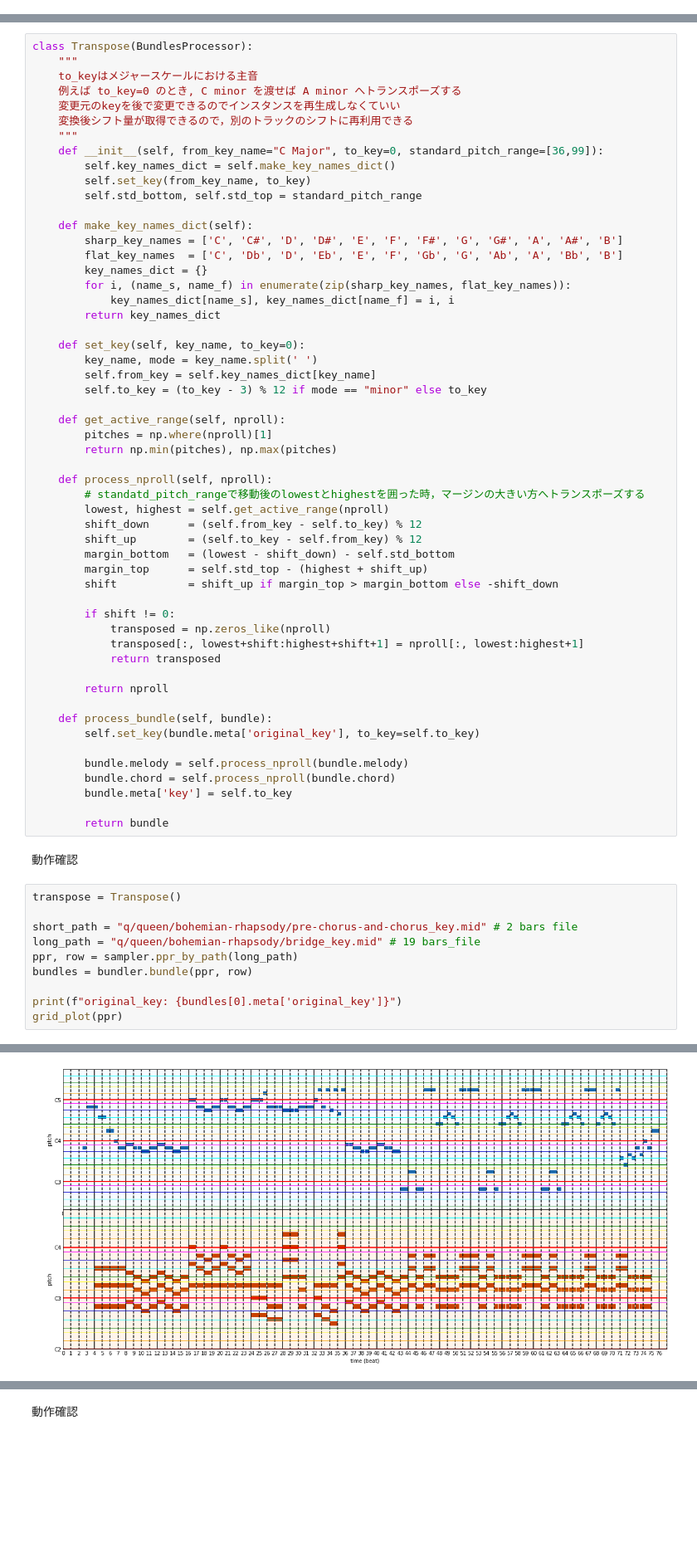
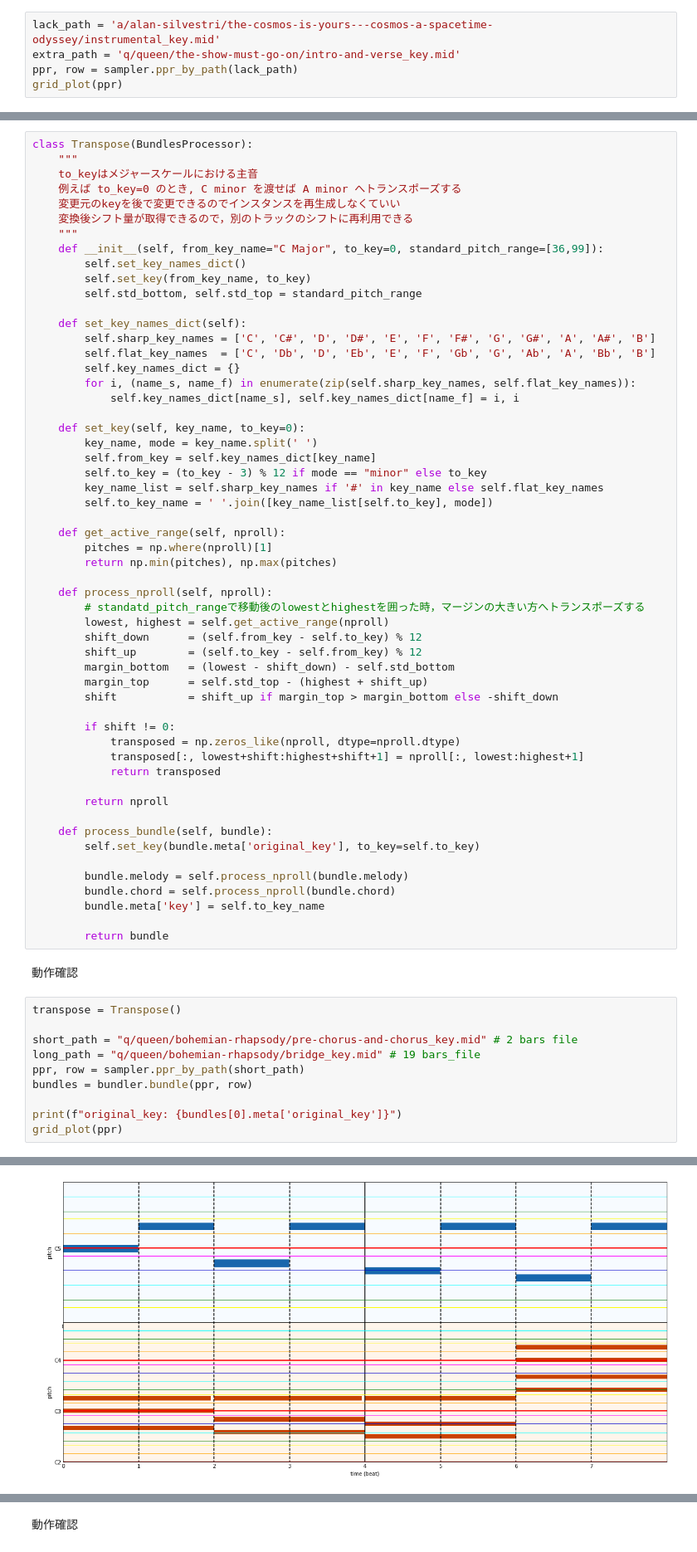
Before and after one commit to fuurin/schwbert, a Jupyter notebook: preparation/theorytab.ipynb, the cells around one changed output, grey strips where cells are left out. Shown: that part at 83% size. Drawn from its saved outputs; the diff is of its cells as text; blank space fills up the shorter version.

```diff
--- a/preparation/theorytab.ipynb
+++ b/preparation/theorytab.ipynb
@@ -120,3 +133,8 @@ Bundleに施すProcessor
 bundler = PypianorollBundler()
 # %% [markdown]
 動作確認
+# %%
+lack_path = 'a/alan-silvestri/the-cosmos-is-yours---cosmos-a-spacetime-odyssey/instrumental_key.mid'
+extra_path = 'q/queen/the-show-must-go-on/intro-and-verse_key.mid'
+ppr, row = sampler.ppr_by_path(lack_path)
+grid_plot(ppr)
@@ -295,22 +349,23 @@ class Transpose(BundlesProcessor):
     変換後シフト量が取得できるので，別のトラックのシフトに再利用できる
     """
     def __init__(self, from_key_name="C Major", to_key=0, standard_pitch_range=[36,99]):
-        self.key_names_dict = self.make_key_names_dict()
+        self.set_key_names_dict()
         self.set_key(from_key_name, to_key)
         self.std_bottom, self.std_top = standard_pitch_range
 
-    def make_key_names_dict(self):
-        sharp_key_names = ['C', 'C#', 'D', 'D#', 'E', 'F', 'F#', 'G', 'G#', 'A', 'A#', 'B']
-        flat_key_names  = ['C', 'Db', 'D', 'Eb', 'E', 'F', 'Gb', 'G', 'Ab', 'A', 'Bb', 'B']
-        key_names_dict = {}
-        for i, (name_s, name_f) in enumerate(zip(sharp_key_names, flat_key_names)):
-            key_names_dict[name_s], key_names_dict[name_f] = i, i
-        return key_names_dict
+    def set_key_names_dict(self):
+        self.sharp_key_names = ['C', 'C#', 'D', 'D#', 'E', 'F', 'F#', 'G', 'G#', 'A', 'A#', 'B']
+        self.flat_key_names  = ['C', 'Db', 'D', 'Eb', 'E', 'F', 'Gb', 'G', 'Ab', 'A', 'Bb', 'B']
+        self.key_names_dict = {}
+        for i, (name_s, name_f) in enumerate(zip(self.sharp_key_names, self.flat_key_names)):
+            self.key_names_dict[name_s], self.key_names_dict[name_f] = i, i
 
     def set_key(self, key_name, to_key=0):
         key_name, mode = key_name.split(' ')
         self.from_key = self.key_names_dict[key_name]
         self.to_key = (to_key - 3) % 12 if mode == "minor" else to_key
+        key_name_list = self.sharp_key_names if '#' in key_name else self.flat_key_names
+        self.to_key_name = ' '.join([key_name_list[self.to_key], mode])
 
     def get_active_range(self, nproll):
         pitches = np.where(nproll)[1]
@@ -326,7 +381,7 @@ class Transpose(BundlesProcessor):
         shift           = shift_up if margin_top > margin_bottom else -shift_down
 
         if shift != 0:
-            transposed = np.zeros_like(nproll)
+            transposed = np.zeros_like(nproll, dtype=nproll.dtype)
             transposed[:, lowest+shift:highest+shift+1] = nproll[:, lowest:highest+1]
             return transposed
 
@@ -337,7 +392,7 @@ class Transpose(BundlesProcessor):
 
         bundle.melody = self.process_nproll(bundle.melody)
         bundle.chord = self.process_nproll(bundle.chord)
-        bundle.meta['key'] = self.to_key
+        bundle.meta['key'] = self.to_key_name
 
         return bundle
 # %% [markdown]
@@ -347,7 +402,7 @@ transpose = Transpose()
 
 short_path = "q/queen/bohemian-rhapsody/pre-chorus-and-chorus_key.mid" # 2 bars file
 long_path = "q/queen/bohemian-rhapsody/bridge_key.mid" # 19 bars_file
-ppr, row = sampler.ppr_by_path(long_path)
+ppr, row = sampler.ppr_by_path(short_path)
 bundles = bundler.bundle(ppr, row)
 
 print(f"original_key: {bundles[0].meta['original_key']}")
@@ -358,4 +413,4 @@ original_key: Eb Major
-[figure, old version]
+[figure, new version]
 # %%
 with Timer():
     bundles = transpose(bundles)
```
Also changed, not shown: parts of 57 cells of this notebook, 1 other file.
